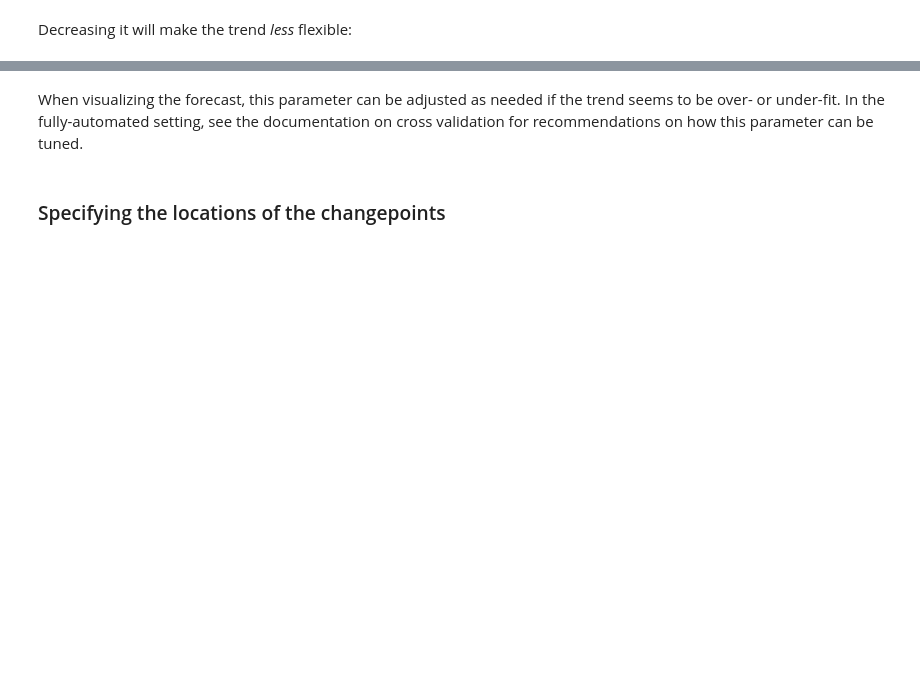
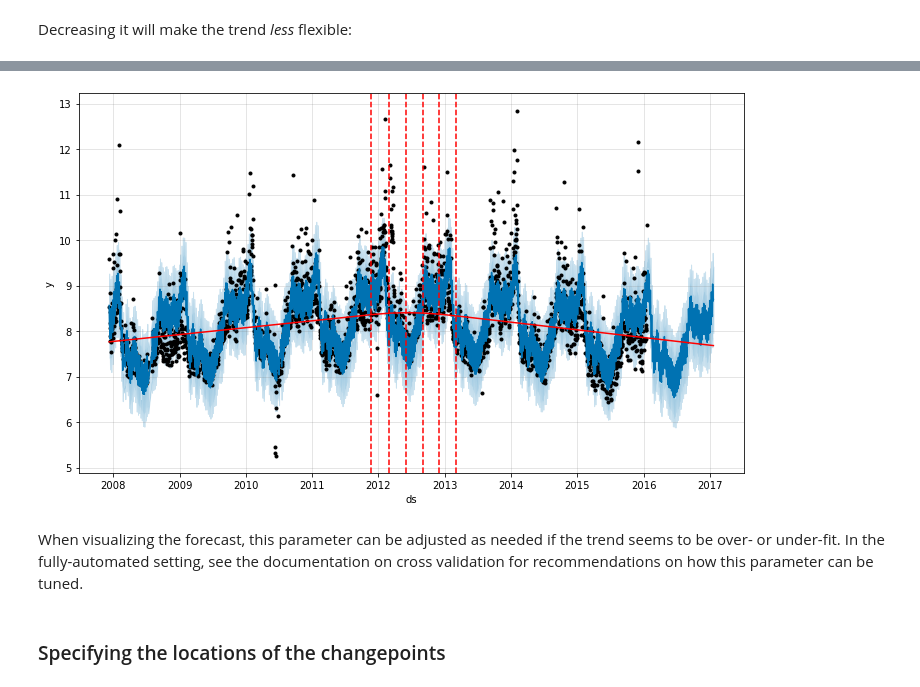
Before and after one commit to MargaretChenXiaoyue/prophet, a Jupyter notebook: notebooks/trend_changepoints.ipynb, the cells around one changed output, grey strips where cells are left out. Saved outputs shown, nothing was run; the diff lists cells and outputs as text; code cells hidden in the pictures; blank space fills up the shorter version.

```diff
--- a/notebooks/trend_changepoints.ipynb
+++ b/notebooks/trend_changepoints.ipynb
@@ -73,3 +71,9 @@ fig = m.plot(forecast)
+# %%
+from fbprophet.plot import add_changepoints_to_plot
+fig = m.plot(forecast)
+c = add_changepoints_to_plot(fig.gca(), m, forecast)
+# %% [output]
+[figure, added]
 # %% [markdown]
 When visualizing the forecast, this parameter can be adjusted as needed if the trend seems to be over- or under-fit. In the fully-automated setting, see the documentation on cross validation for recommendations on how this parameter can be tuned.
 # %% [markdown]
```
Also changed, not shown: parts of 8 cells of this notebook, 8 other files.
